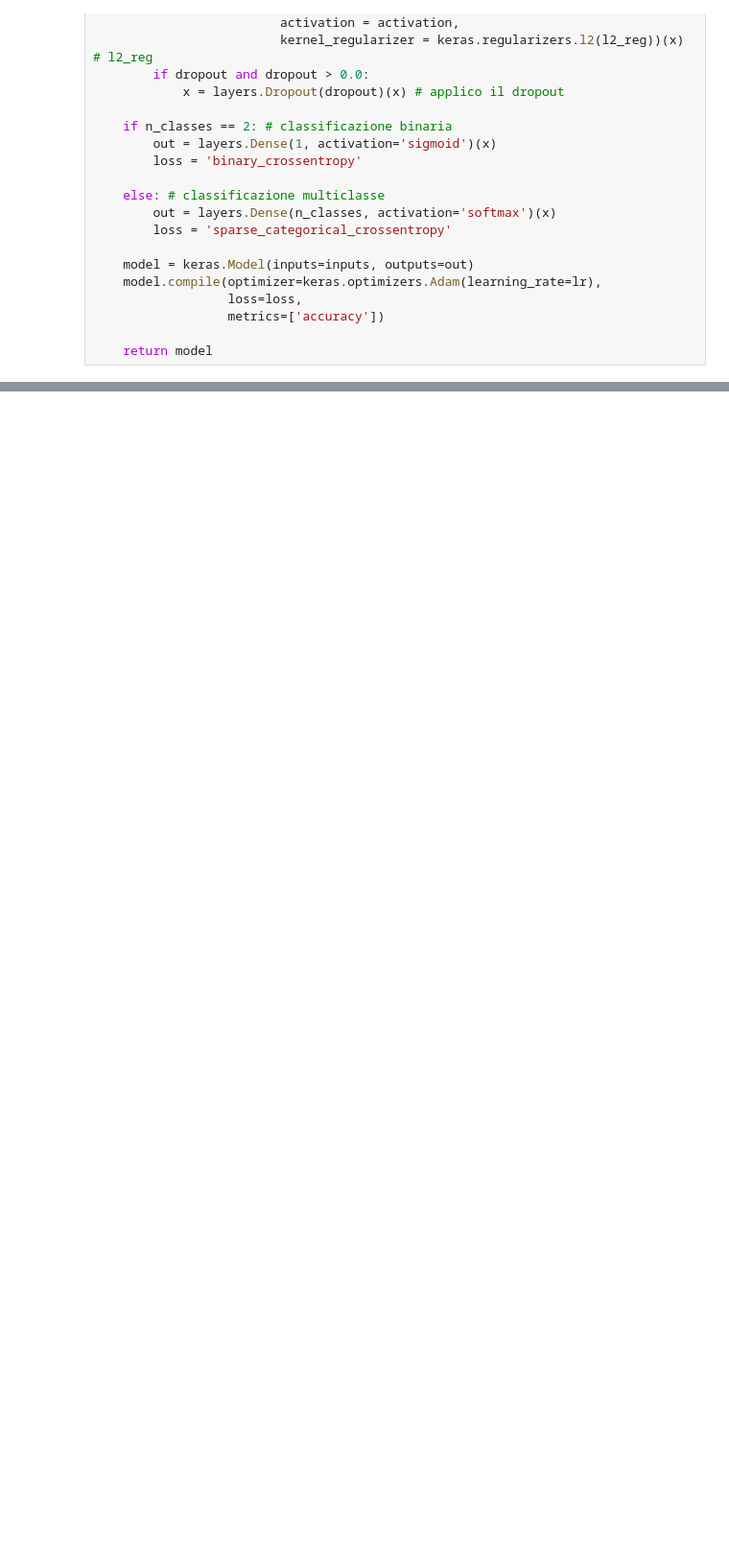
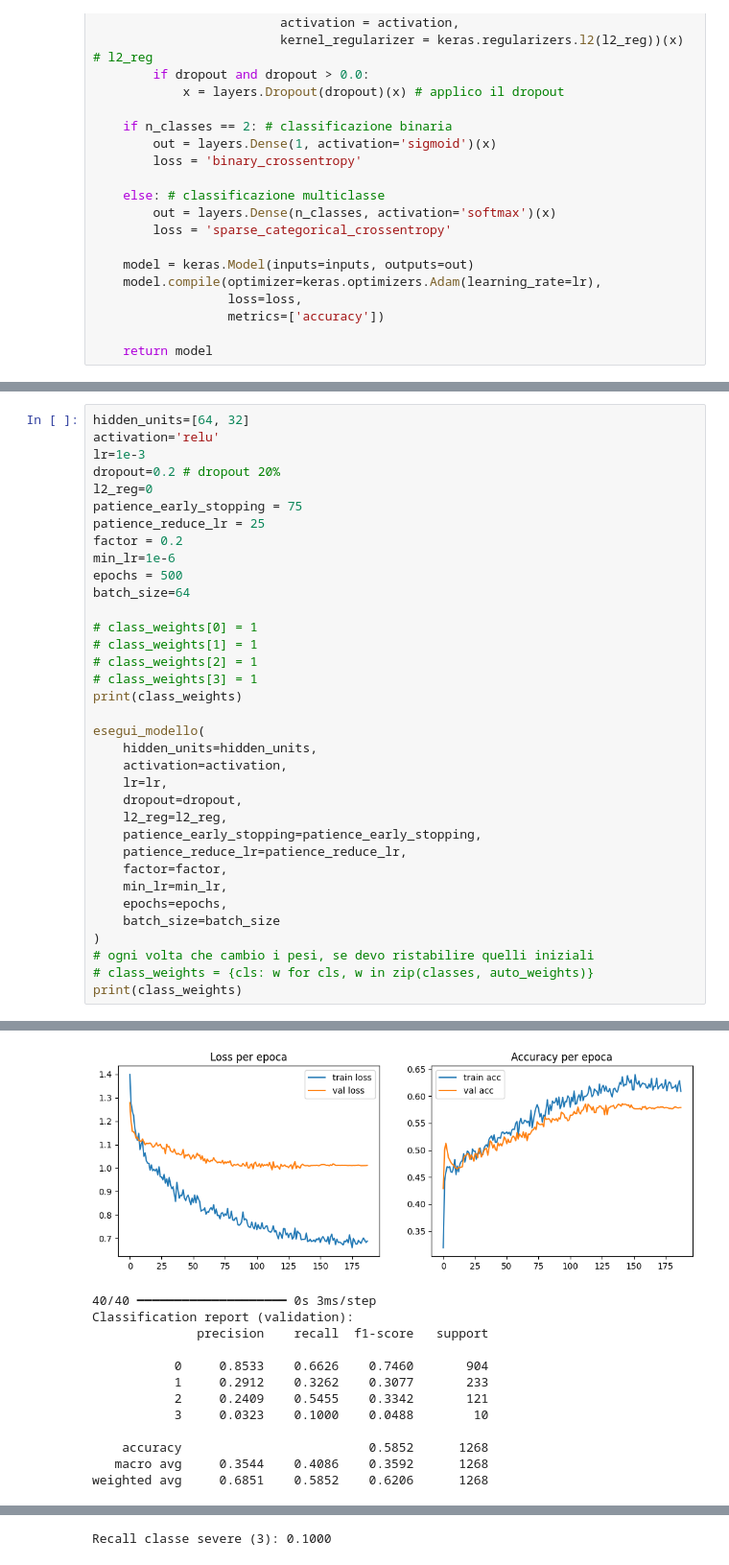
Before and after one commit to dadezz/ML_Problematic_Internet_Use, a Jupyter notebook: src/data_cleaning.ipynb, the cells around one changed output, grey strips where cells are left out. Shown at 96% size. Saved outputs shown, nothing was run; the diff lists cells and outputs as text; blank space fills up the shorter version.

```diff
--- a/src/data_cleaning.ipynb
+++ b/src/data_cleaning.ipynb
@@ -977,0 +1125,36 @@ qui sotto, il codice è lo stesso identico di quello sopra, vengono cambiati i p
+# %%
+hidden_units=[64, 32]
+activation='relu'
+lr=1e-3
+dropout=0.2 # dropout 20%
+l2_reg=0
+patience_early_stopping = 75
+patience_reduce_lr = 25
+factor = 0.2
+min_lr=1e-6
+epochs = 500
+batch_size=64
+
+# class_weights[0] = 1
+# class_weights[1] = 1
+# class_weights[2] = 1
+# class_weights[3] = 1
+print(class_weights)
+
+esegui_modello(
+    hidden_units=hidden_units,
+    activation=activation,
+    lr=lr,
+    dropout=dropout,
+    l2_reg=l2_reg,
+    patience_early_stopping=patience_early_stopping,
+    patience_reduce_lr=patience_reduce_lr,
+    factor=factor,
+    min_lr=min_lr,
+    epochs=epochs,
+    batch_size=batch_size
+)
+# ogni volta che cambio i pesi, se devo ristabilire quelli iniziali
+# class_weights = {cls: w for cls, w in zip(classes, auto_weights)}
+print(class_weights)
+# %% [output]
@@ -977,0 +1178,13 @@ qui sotto, il codice è lo stesso identico di quello sopra, vengono cambiati i p
+[figure, added]
+40/40 ━━━━━━━━━━━━━━━━━━━━ 0s 3ms/step
+Classification report (validation):
+              precision    recall  f1-score   support
+
+           0     0.8533    0.6626    0.7460       904
+           1     0.2912    0.3262    0.3077       233
+           2     0.2409    0.5455    0.3342       121
+           3     0.0323    0.1000    0.0488        10
+
+    accuracy                         0.5852      1268
+   macro avg     0.3544    0.4086    0.3592      1268
+weighted avg     0.6851    0.5852    0.6206      1268
@@ -977,0 +1192 @@ qui sotto, il codice è lo stesso identico di quello sopra, vengono cambiati i p
+Recall classe severe (3): 0.1000
```
Also changed, not shown: parts of 34 cells of this notebook.
